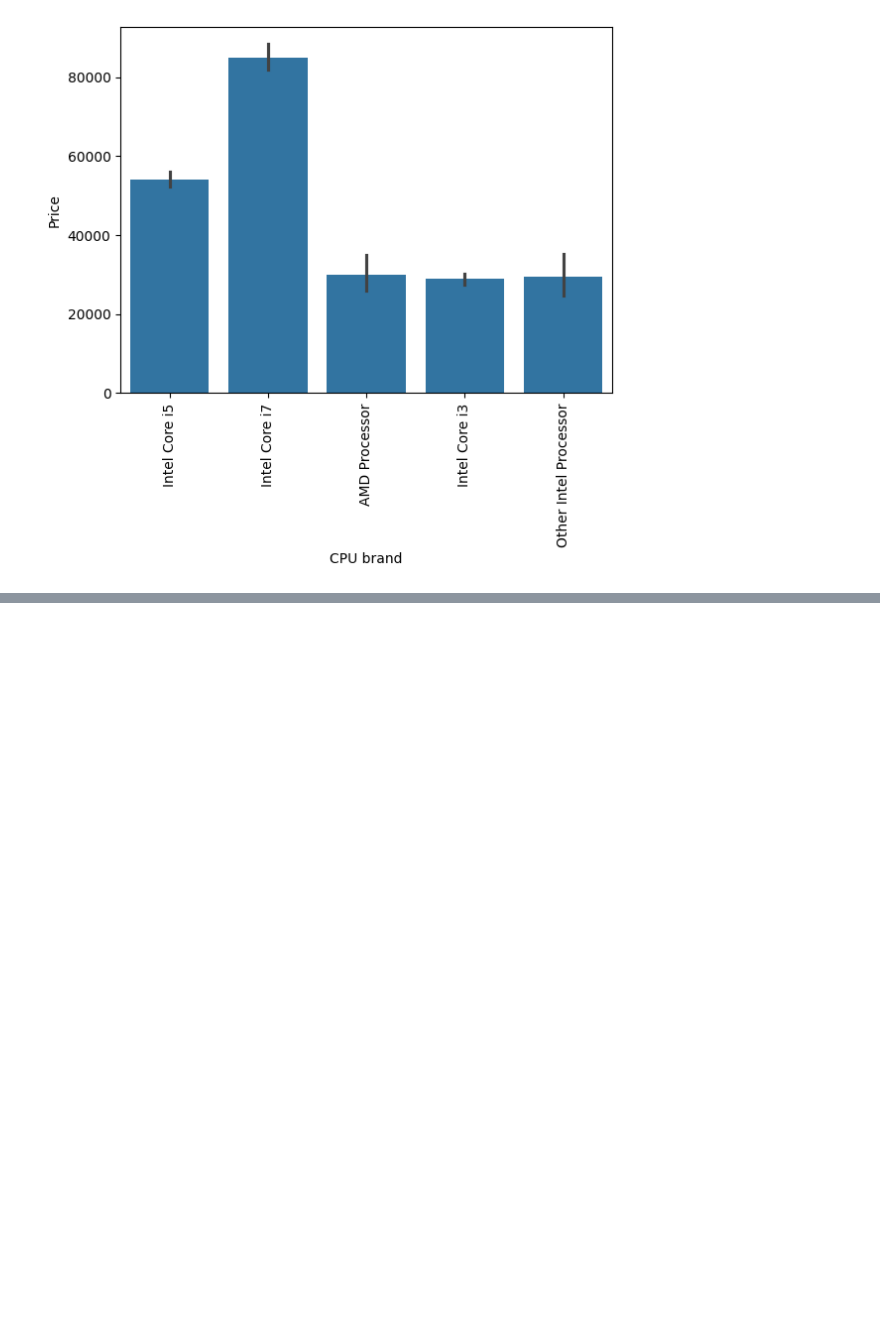
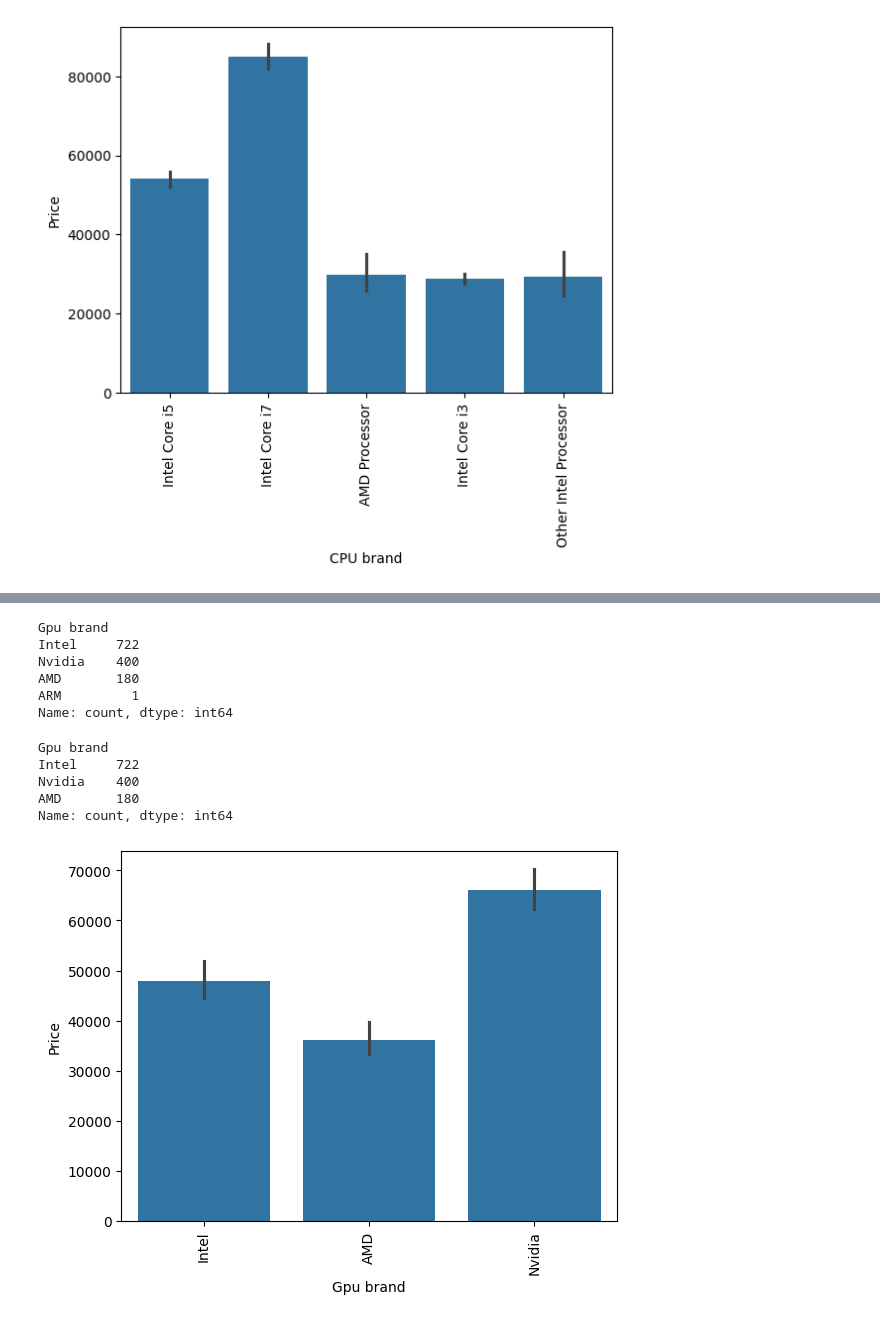
Before and after one commit to mukund-gpt/Laptop-Price-Predictor, a Jupyter notebook: laptop.ipynb, the cells around one changed output, grey strips where cells are left out. Cells and saved outputs as stored; diff of their text form; code cells hidden in the pictures; blank space fills up the shorter version.

```diff
--- a/laptop.ipynb
+++ b/laptop.ipynb
@@ -363,0 +439,2 @@ laptop.sample(5)
+# %%
+laptop.drop(columns=['Memory'],inplace=True)
@@ -363,0 +455,2 @@ laptop.sample(5)
+# %%
+laptop.drop(columns=['Hybrid','Flash_Storage'],inplace=True)
@@ -363,0 +473,27 @@ laptop.sample(5)
+# %%
+laptop['Gpu brand'] = laptop['Gpu'].apply(lambda x:x.split()[0])
+# %%
+laptop['Gpu brand'].value_counts()
+# %% [output]
+Gpu brand
+Intel     722
+Nvidia    400
+AMD       180
+ARM         1
+Name: count, dtype: int64
+# %%
+laptop = laptop[laptop['Gpu brand'] != 'ARM']
+# %%
+laptop['Gpu brand'].value_counts()
+# %% [output]
+Gpu brand
+Intel     722
+Nvidia    400
+AMD       180
+Name: count, dtype: int64
+# %%
+sns.barplot(x=laptop['Gpu brand'],y=laptop['Price'],estimator=np.median)
+plt.xticks(rotation='vertical')
+plt.show()
+# %% [output]
+[figure, added]
```
Also changed, not shown: parts of 37 cells of this notebook, 2 other files.
